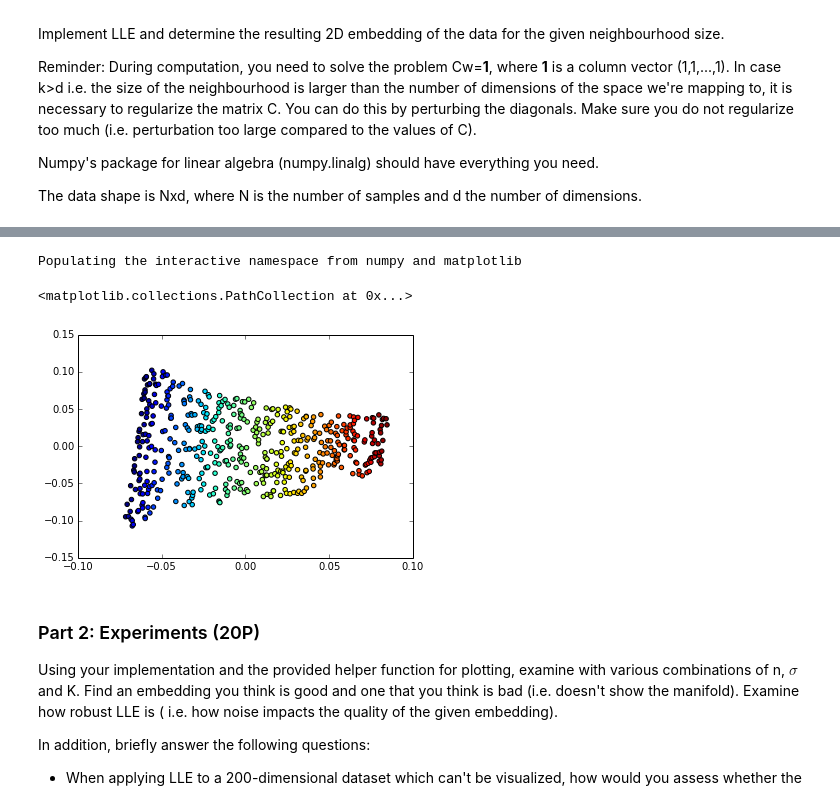
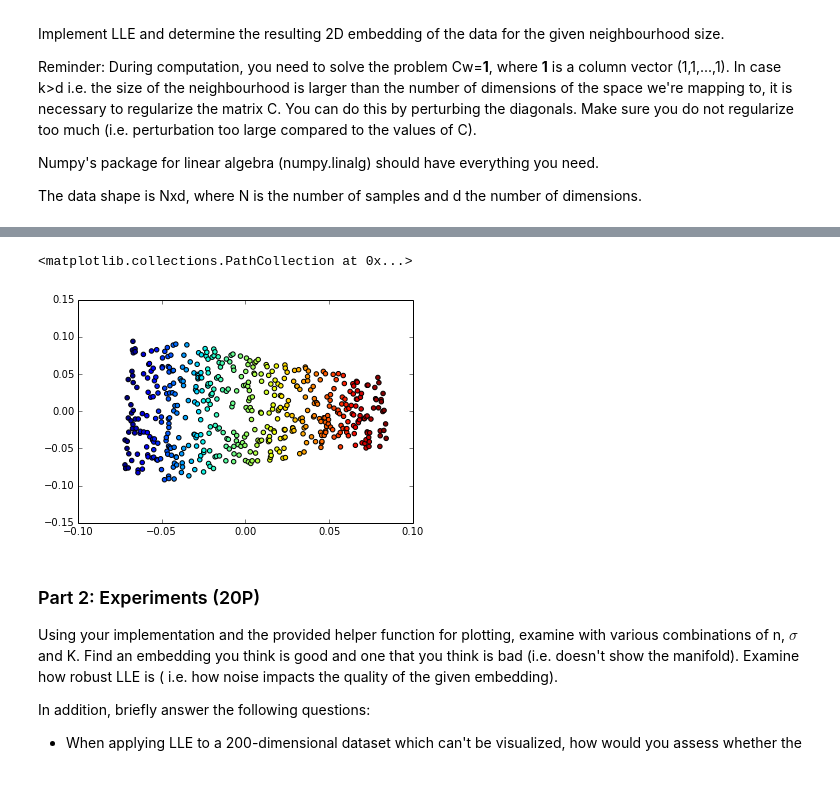
Before and after one commit to MartinNowak/ML2, a Jupyter notebook: 01/Sheet01_code.ipynb, the cells around one changed output, grey strips where cells are left out. Drawn from its saved outputs; the diff is of its cells as text; code cells hidden in the pictures.

```diff
--- a/01/Sheet01_code.ipynb
+++ b/01/Sheet01_code.ipynb
@@ -61,15 +114,10 @@ The data shape is Nxd, where N is the number of samples and d the number of dime
 # %%
-import solutions
-import utils
-%pylab inline
-print "Sample"
 data,color = utils.get_data(type=2,n=500,sigma=0)
-embedding = solutions.LLE(data, k = 10)
+embedding = LLE(data, k = 10)
 plt.scatter(embedding[:,0],embedding[:,1],c=color) #Include this plot in your submission (as a small test).
 # %% [output]
-Populating the interactive namespace from numpy and matplotlib
+<matplotlib.collections.PathCollection at 0x...>
-<matplotlib.collections.PathCollection at 0x...>
-[figure, old version]
+[figure, new version]
 # %% [markdown]
 <h3>Part 2: Experiments (20P)</h3>
 
```
Also changed, not shown: parts of 2 cells of this notebook, 2 other files.
